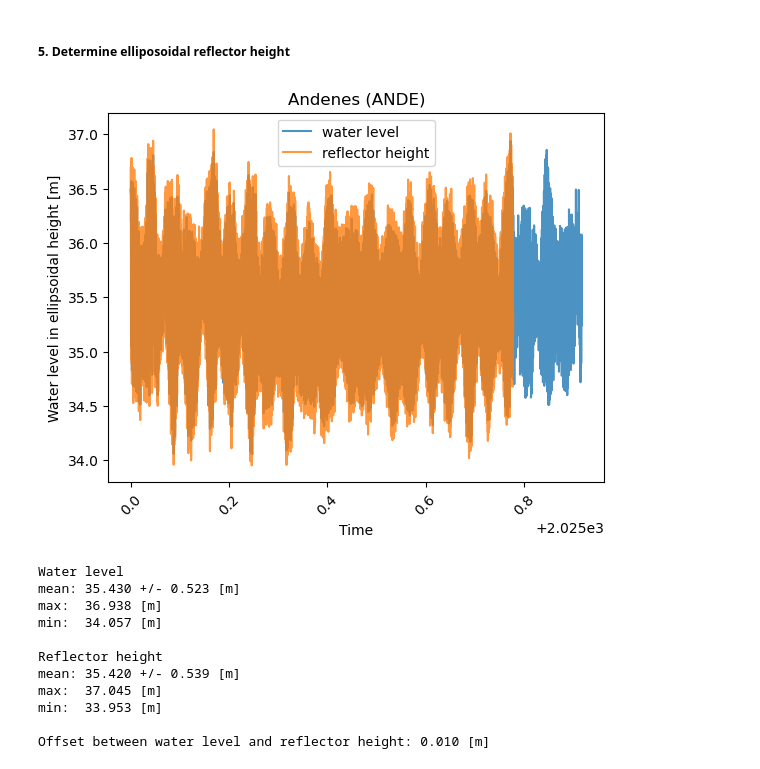
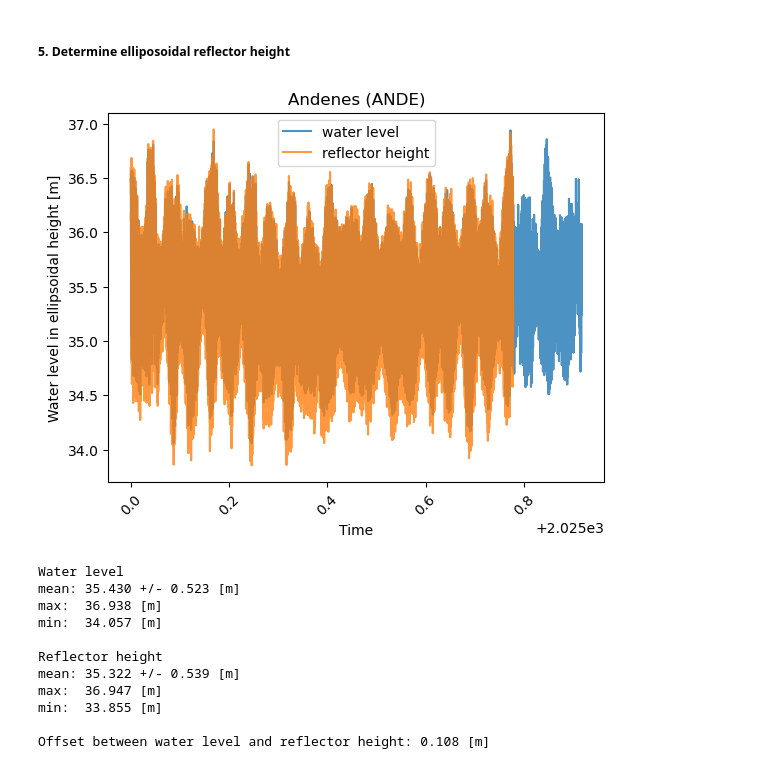
Before and after one commit to kartverket/midgard, a Jupyter notebook: notebooks/parsers/gnssrefl.ipynb, the cells around one changed output. Saved outputs shown, nothing was run; the diff lists cells and outputs as text; code cells hidden in the pictures.

```diff
--- a/notebooks/parsers/gnssrefl.ipynb
+++ b/notebooks/parsers/gnssrefl.ipynb
@@ -293,7 +293,7 @@ rh_arp = dset.reflector_height - dset.pco_rcv.enu.up
 # Note: GNSS-IR tide-free solution given better results compared to water level mean-tide solution than the
 #       GNSS-IR mean-tide solution. This is not expected. Are the caculation steps correct?
 #rh_itrf2014 = h_arp_itrf2014_mt - rh_arp
-rh_itrf2014 = h_arp_itrf2014_tf - rh_arp
+rh_itrf2014 = h_arp_itrf2014_mt - rh_arp
 
 # Read water level data for tide gauge Andenes (ANX) for comparison
 wl_data = np.genfromtxt(
@@ -313,42 +313,42 @@ plt.plot(
 plt.plot(
         dset.time.decimalyear,
         rh_itrf2014,
         label="reflector height",
         alpha=0.8,
 )
 plt.title(
     f"Andenes (ANDE)"
 )
 plt.xlabel("Time")
 plt.ylabel("Water level in ellipsoidal height [m]")
 plt.xticks(rotation=45)
 plt.legend()
 plt.show()
 
 # Statistic
 print(f"Water level\n"
       f"mean: {wl_data["water_level"].mean():.3f} +/- {wl_data["water_level"].std():.3f} [m]\n"
       f"max:  {wl_data["water_level"].max():.3f} [m]\n"
       f"min:  {wl_data["water_level"].min():.3f} [m]\n"
 )
 print(f"Reflector height\n"
       f"mean: {rh_itrf2014.mean():.3f} +/- {rh_itrf2014.std():.3f} [m]\n"
       f"max:  {rh_itrf2014.max():.3f} [m]\n"
       f"min:  {rh_itrf2014.min():.3f} [m]\n"
 )
 print(f"Offset between water level and reflector height: "
       f"{wl_data["water_level"].mean()- rh_itrf2014.mean():.3f} [m]\n"
 )
 # %% [output]
-[figure, old version]
+[figure, new version]
 Water level
 mean: 35.430 +/- 0.523 [m]
 max:  36.938 [m]
 min:  34.057 [m]
 
 Reflector height
-mean: 35.420 +/- 0.539 [m]
-max:  37.045 [m]
-min:  33.953 [m]
+mean: 35.322 +/- 0.539 [m]
+max:  36.947 [m]
+min:  33.855 [m]
 
-Offset between water level and reflector height: 0.010 [m]
+Offset between water level and reflector height: 0.108 [m]
```
Also changed, not shown: 5 other files.
